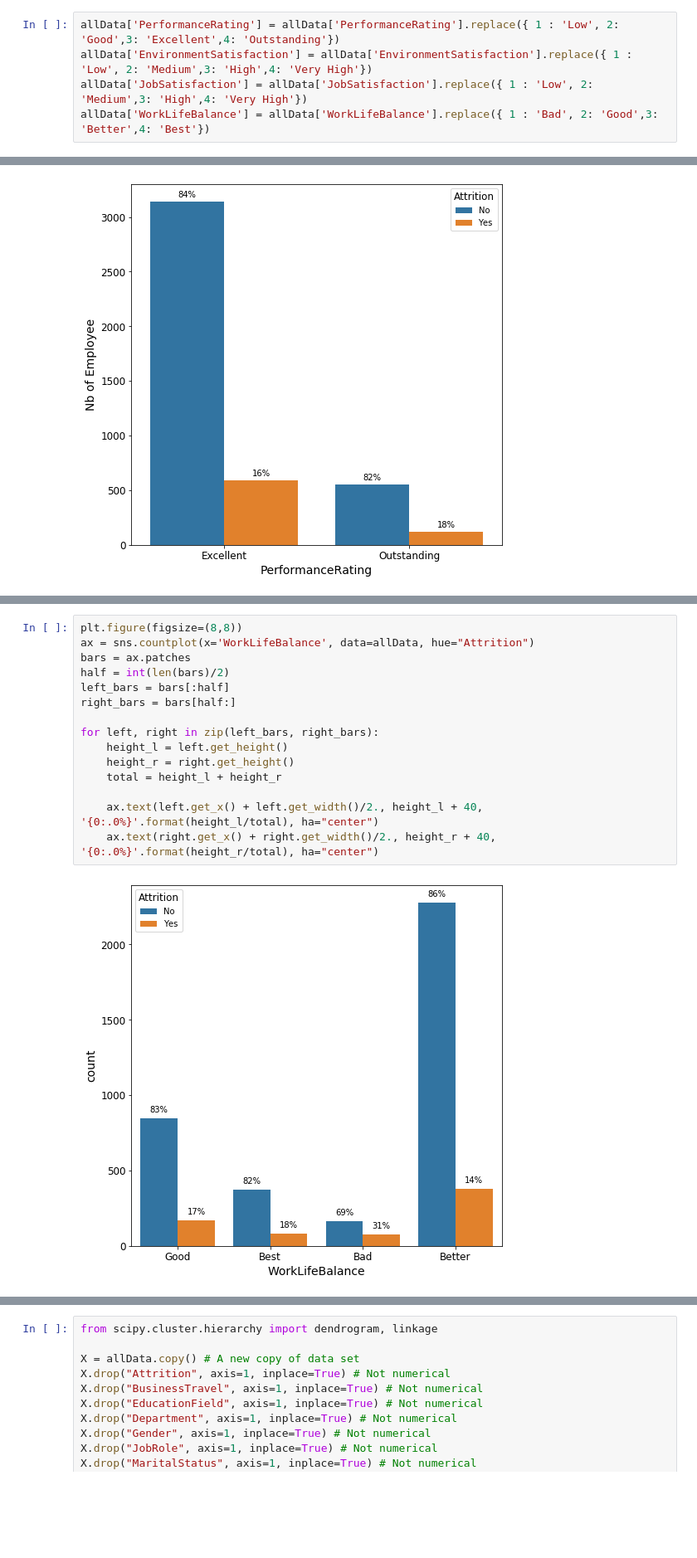
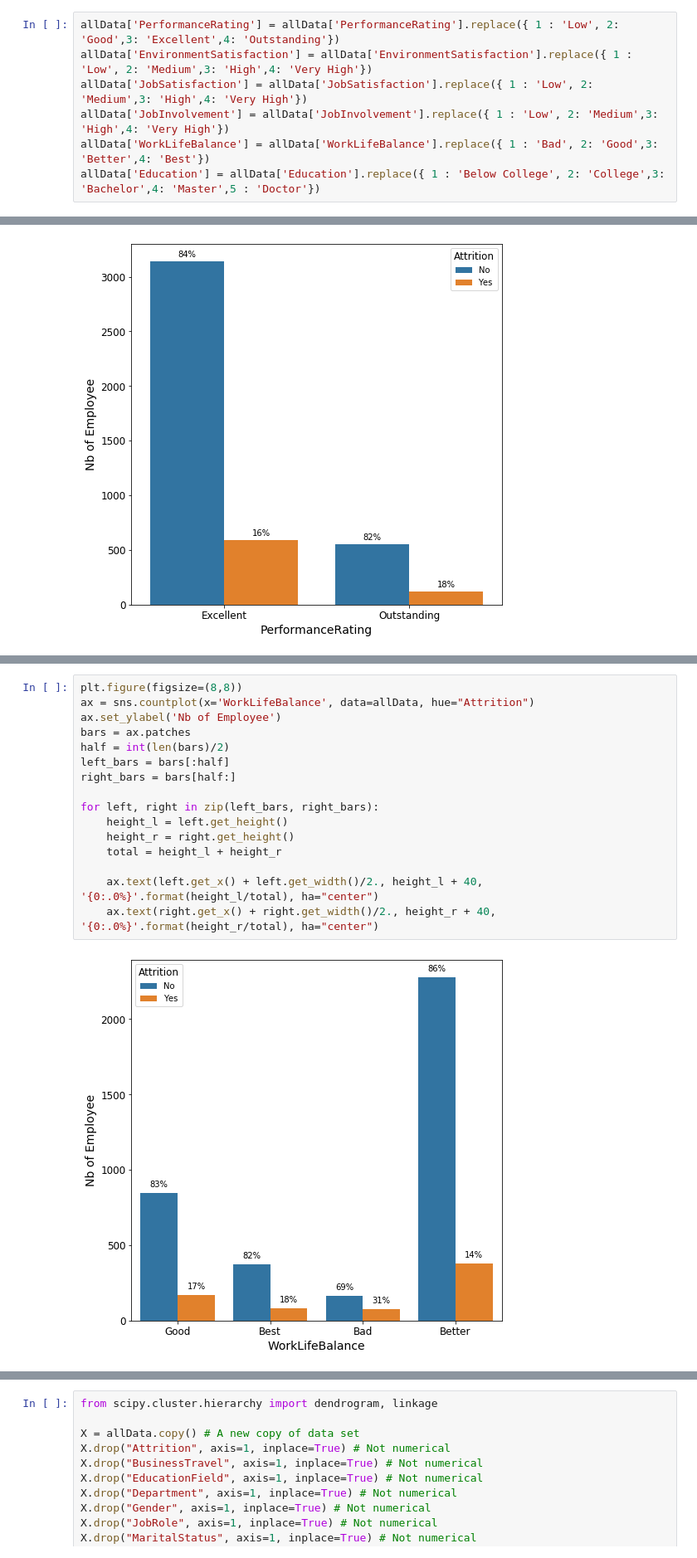
Before and after one commit to VictorMassotte/Projet-IA, a Jupyter notebook: projet-ia.ipynb, the cells around one changed output, grey strips where cells are left out. Shown at 83% size. Cells and saved outputs as stored; diff of their text form; blank space fills up the shorter version.

Commit message:
Add differents graphs

```diff
--- a/projet-ia.ipynb
+++ b/projet-ia.ipynb
@@ -80,7 +79,9 @@ memory usage: 1.0+ MB
 allData['PerformanceRating'] = allData['PerformanceRating'].replace({ 1 : 'Low', 2: 'Good',3: 'Excellent',4: 'Outstanding'})
 allData['EnvironmentSatisfaction'] = allData['EnvironmentSatisfaction'].replace({ 1 : 'Low', 2: 'Medium',3: 'High',4: 'Very High'})
 allData['JobSatisfaction'] = allData['JobSatisfaction'].replace({ 1 : 'Low', 2: 'Medium',3: 'High',4: 'Very High'})
+allData['JobInvolvement'] = allData['JobInvolvement'].replace({ 1 : 'Low', 2: 'Medium',3: 'High',4: 'Very High'})
 allData['WorkLifeBalance'] = allData['WorkLifeBalance'].replace({ 1 : 'Bad', 2: 'Good',3: 'Better',4: 'Best'})
+allData['Education'] = allData['Education'].replace({ 1 : 'Below College', 2: 'College',3: 'Bachelor',4: 'Master',5 : 'Doctor'})
 # %%
 allData.describe(include="all")
 # %% [output]
@@ -139,17 +145,18 @@ for left, right in zip(left_bars, right_bars):
 # %%
 plt.figure(figsize=(8,8))
 ax = sns.countplot(x='WorkLifeBalance', data=allData, hue="Attrition")
+ax.set_ylabel('Nb of Employee')
 bars = ax.patches
 half = int(len(bars)/2)
 left_bars = bars[:half]
 right_bars = bars[half:]
 
 for left, right in zip(left_bars, right_bars):
     height_l = left.get_height()
     height_r = right.get_height()
     total = height_l + height_r
 
     ax.text(left.get_x() + left.get_width()/2., height_l + 40, '{0:.0%}'.format(height_l/total), ha="center")
     ax.text(right.get_x() + right.get_width()/2., height_r + 40, '{0:.0%}'.format(height_r/total), ha="center")
 # %% [output]
-[figure, old version]
+[figure, new version]
```
Also changed, not shown: parts of 8 cells of this notebook.
